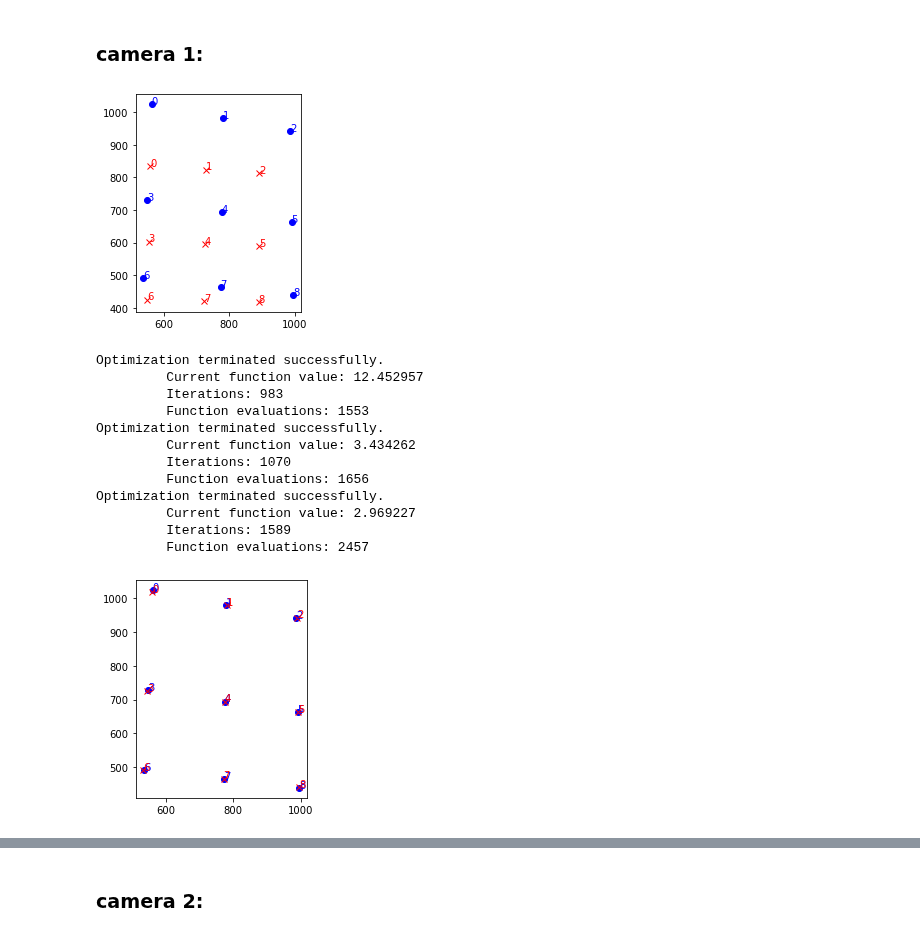
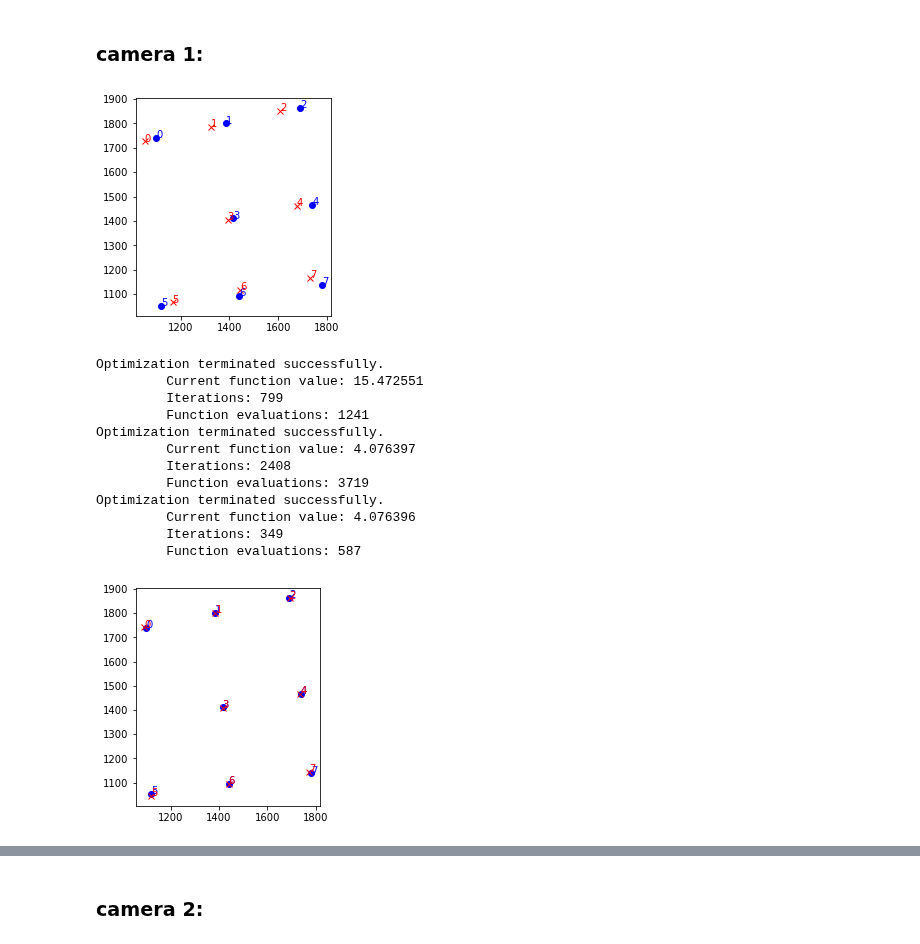
Before and after one commit to ronshnapp/MyPTV, a Jupyter notebook: example/Runing_example.ipynb, the cells around one changed output, grey strips where cells are left out. Cells and saved outputs as stored; diff of their text form; code cells hidden in the pictures.

Commit message:
added new uncropped images for calibration and fixed a bug. The example notebook works great

```diff
--- a/example/Runing_example.ipynb
+++ b/example/Runing_example.ipynb
@@ -12,0 +18,14 @@ from skimage import io
+# %%
+# manually extracted two calication points:
+calPointsParams = {1: [(0., -25., 0.), (1570, 1490)],
+                   2: [(0.,  85., 0.), (1567, 419) ]}
+# %%
+img_internalCal = color.rgb2gray(io.imread('CalInternalParams.jpg'))
+
+
+fig, ax = plt.subplots()
+fig.set_size_inches(8,8)
+ax.imshow(img_internalCal, cmap='gray')
+
+for k in calPointsParams.keys():
+    ax.plot(calPointsParams[k][1][0], calPointsParams[k][1][1], 'ob', ms=4)
@@ -38,8 +91,7 @@ calPoints_2 = {1: [(0. , 0., 0.), (799, 932)  ],
 # %% [markdown]
 #### Show the images and mark the given coordinates:
 # %%
-img1 = color.rgb2gray(io.imread('img1.jpg'))
-img2 = color.rgb2gray(io.imread('img2.jpg'))
+%matplotlib inline
 
 fig, ax = plt.subplots(1, 2)
 fig.set_size_inches(10,8)
@@ -50,8 +102,10 @@ ax[1].imshow(img2, cmap='gray')
 
 for k in calPoints_1:
     ax[0].plot(calPoints_1[k][1][0], calPoints_1[k][1][1], 'bo')
+    ax[0].text(calPoints_1[k][1][0], calPoints_1[k][1][1], str(k))
 
 
 for k in calPoints_2:
     ax[1].plot(calPoints_2[k][1][0], calPoints_2[k][1][1], 'bo')
+    ax[1].text(calPoints_2[k][1][0], calPoints_2[k][1][1], str(k))
 # %% [output]
@@ -63,44 +117,46 @@ for k in calPoints_2:
 # %%
 imgCoords_1 = [np.array(calPoints_1[k][1]) for k in sorted(calPoints_1)]
 labCoords1 = [np.array(calPoints_1[k][0]) for k in sorted(calPoints_1)]
+
+cam_resolution = 3264, 2448
 
 cam1 = camera('cam1', img1.shape)
 
 
 # give initial guess for camera parameters:
-cam1.O = np.array([-100.0, 100.0, 500.0])
-cam1.theta = np.array([3.3, 0.35, 0.0])
-cam1.f=3000
+cam1.O = np.array([105.0, 72.0, 300.0])
+cam1.theta = np.array([3.14, -0.18, -0.18])
+cam1.f=3020
 cam1.calc_R()
 
 cal1 = calibrate(cam1,labCoords1, imgCoords_1)
 
 # plot initial guess
 cal1.plot_proj()
 # %% [output]
-[figure, old version]
+[figure, new version]
 # %%
 # optimize camera parameters three times and plot:
-for i in range(2):
+for i in range(3):
     cal1.searchCalibration()
 
-cal1.searchCalibration(fix_f=False)
+#cal1.searchCalibration(fix_f=False)
 
 cal1.plot_proj()
 # %% [output]
 Optimization terminated successfully.
-         Current function value: 12.452957
-         Iterations: 983
-         Function evaluations: 1553
+         Current function value: 15.472551
+         Iterations: 799
+         Function evaluations: 1241
 Optimization terminated successfully.
-         Current function value: 3.434262
-         Iterations: 1070
-         Function evaluations: 1656
+         Current function value: 4.076397
+         Iterations: 2408
+         Function evaluations: 3719
 Optimization terminated successfully.
-         Current function value: 2.969227
-         Iterations: 1589
-         Function evaluations: 2457
+         Current function value: 4.076396
+         Iterations: 349
+         Function evaluations: 587
-[figure, old version]
+[figure, new version]
 # %%
 print('O: ', cam1.O)
 print('theta: ', cam1.theta)
```
Also changed, not shown: parts of 19 cells of this notebook, 6 other files.
